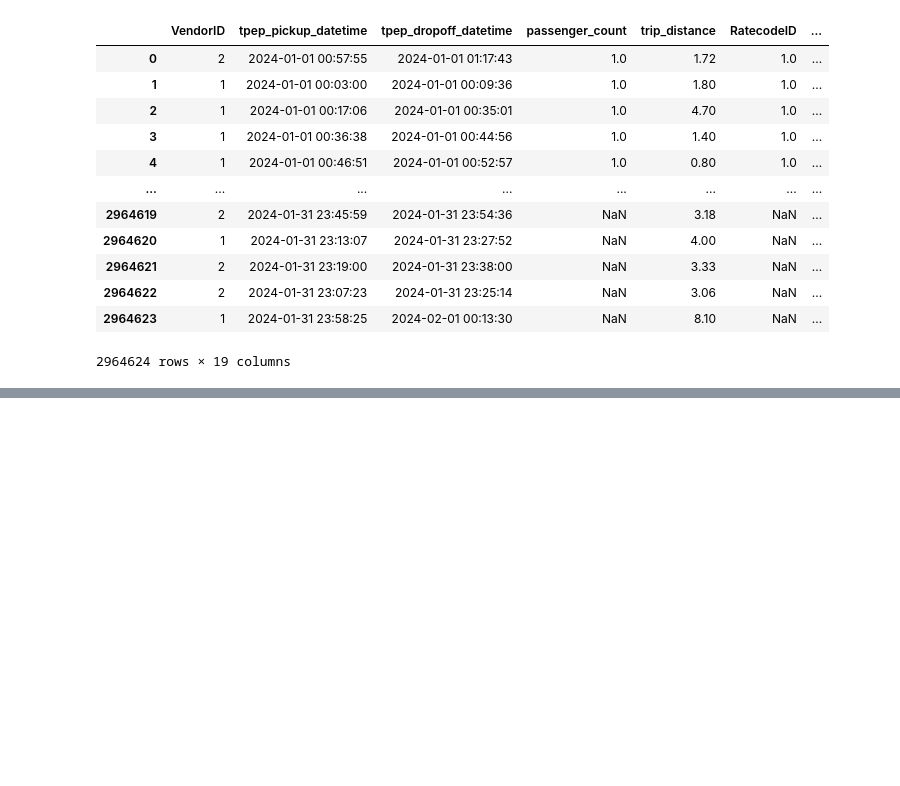
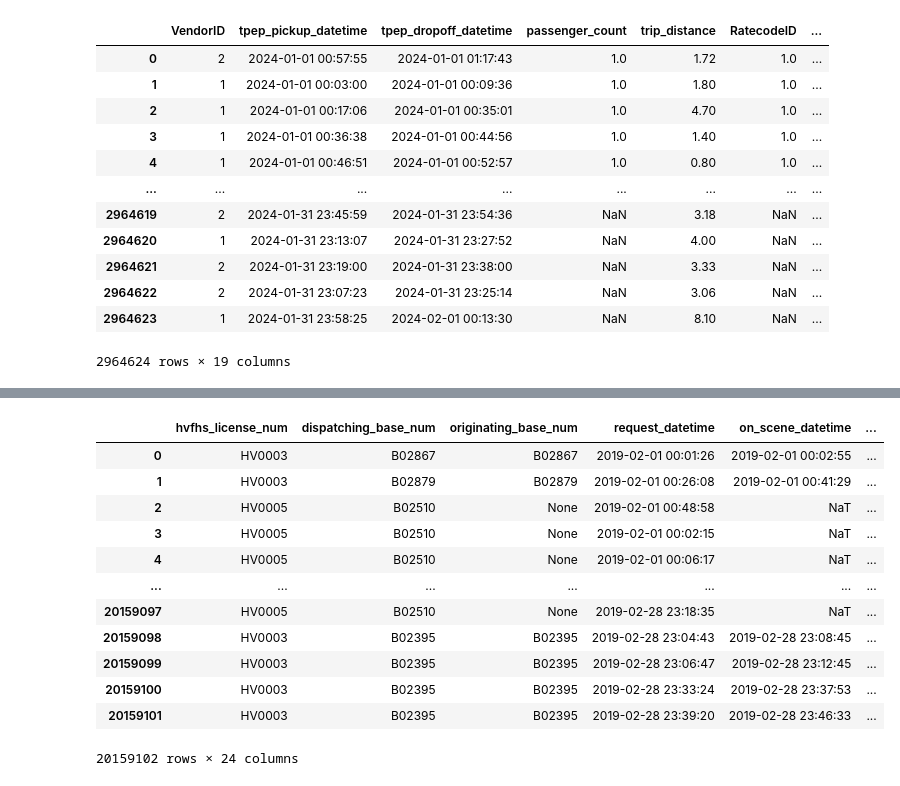
Before and after one commit to Hrishi0115/NYC_taxi_project, a Jupyter notebook: hrishi_testing/eda.ipynb, the cells around one changed output, grey strips where cells are left out. Cells and saved outputs as stored; diff of their text form; code cells hidden in the pictures; blank space fills up the shorter version.

```diff
--- a/hrishi_testing/eda.ipynb
+++ b/hrishi_testing/eda.ipynb
@@ -21,0 +60,19 @@ display(trips)
+# %%
+f_fhvhv= r"C:\Users\HrishiSingh\Downloads\fhvhv_tripdata_2019-02.parquet"
+fhvhv = pq.read_table(f_fhvhv)
+fhvhv = fhvhv.to_pandas()
+display(fhvhv)
+# %% [output]
+|  | hvfhs_license_num | dispatching_base_num | originating_base_num | request_datetime | on_scene_datetime | ... |
+| 0 | HV0003 | B02867 | B02867 | 2019-02-01 00:01:26 | 2019-02-01 00:02:55 | ... |
+| 1 | HV0003 | B02879 | B02879 | 2019-02-01 00:26:08 | 2019-02-01 00:41:29 | ... |
+| 2 | HV0005 | B02510 | None | 2019-02-01 00:48:58 | NaT | ... |
+| 3 | HV0005 | B02510 | None | 2019-02-01 00:02:15 | NaT | ... |
+| 4 | HV0005 | B02510 | None | 2019-02-01 00:06:17 | NaT | ... |
+| ... | ... | ... | ... | ... | ... | ... |
+| 20159097 | HV0005 | B02510 | None | 2019-02-28 23:18:35 | NaT | ... |
+| 20159098 | HV0003 | B02395 | B02395 | 2019-02-28 23:04:43 | 2019-02-28 23:08:45 | ... |
+| 20159099 | HV0003 | B02395 | B02395 | 2019-02-28 23:06:47 | 2019-02-28 23:12:45 | ... |
+| 20159100 | HV0003 | B02395 | B02395 | 2019-02-28 23:33:24 | 2019-02-28 23:37:53 | ... |
+| 20159101 | HV0003 | B02395 | B02395 | 2019-02-28 23:39:20 | 2019-02-28 23:46:33 | ... |
+20159102 rows × 24 columns
```
Also changed, not shown: parts of 4 cells of this notebook.
